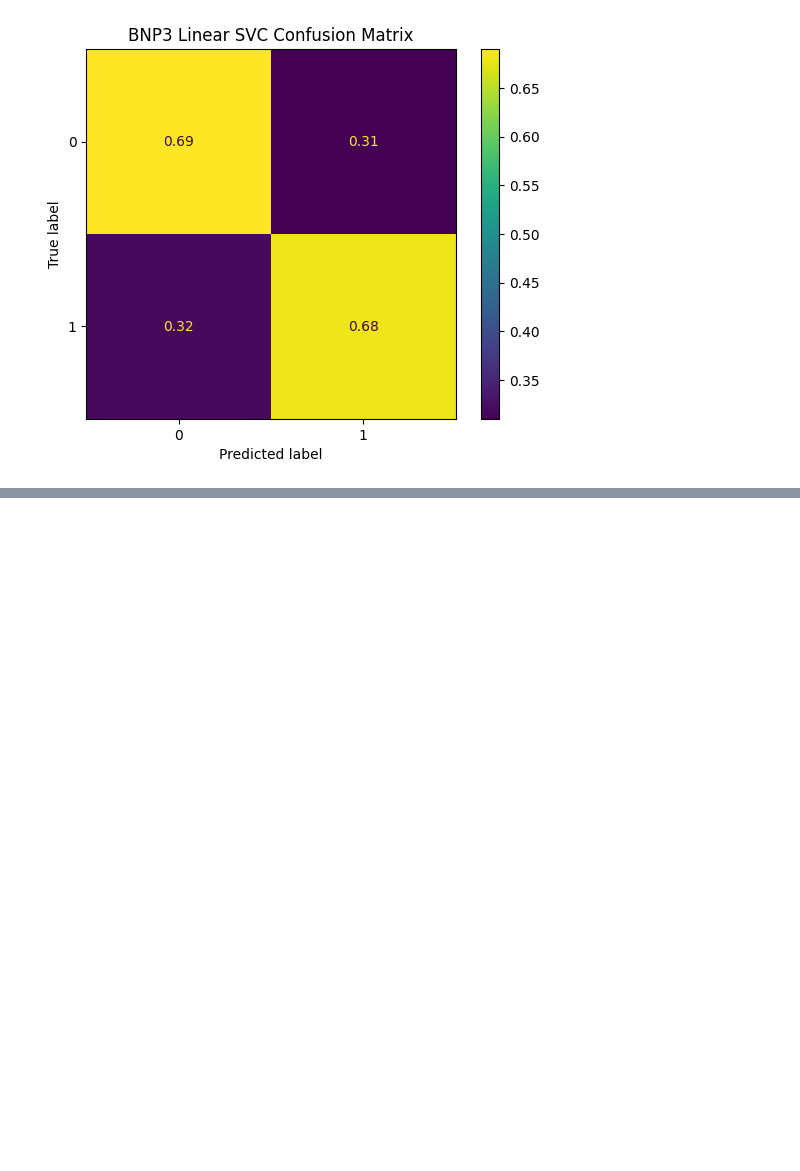
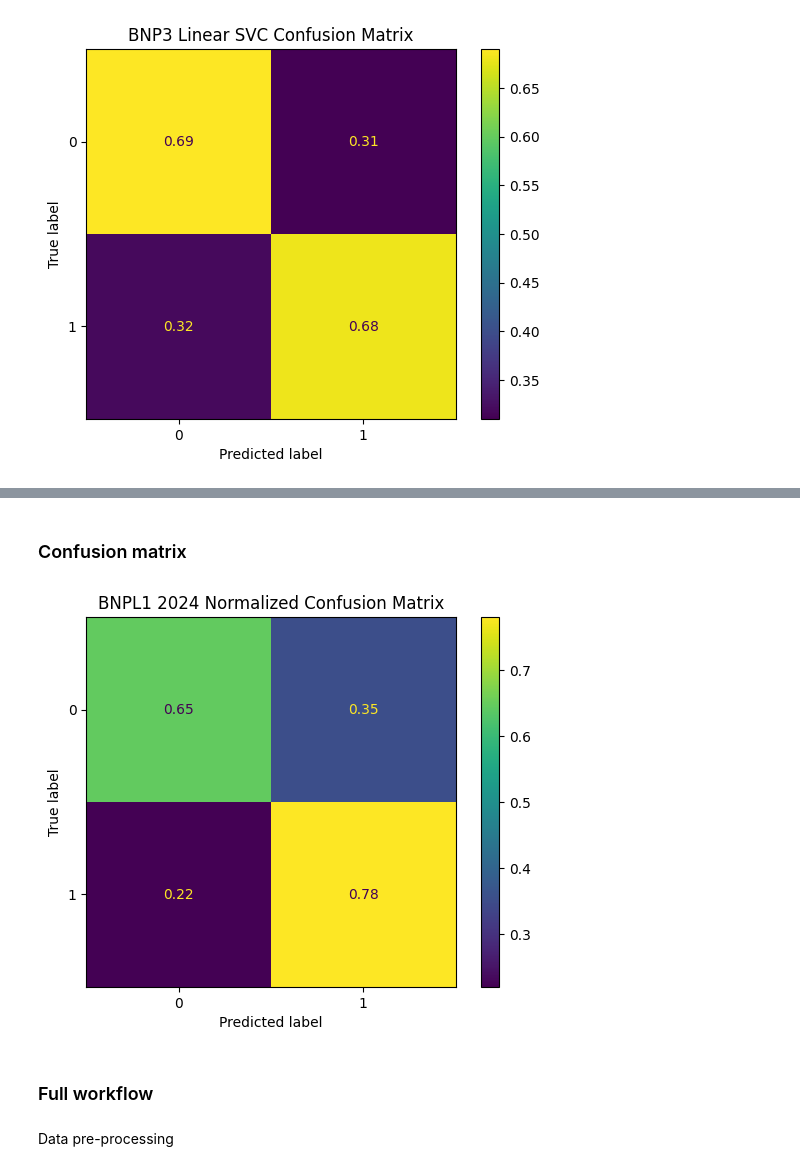
Before and after one commit to mw1296/DSAN5300, a Jupyter notebook: dsan5300_group1_final_project/code.ipynb, the cells around one changed output, grey strips where cells are left out. Cells and saved outputs as stored; diff of their text form; code cells hidden in the pictures; blank space fills up the shorter version.

Commit message:
update 2024 BNPL1

```diff
--- a/dsan5300_group1_final_project/code.ipynb
+++ b/dsan5300_group1_final_project/code.ipynb
@@ -2051,0 +2129,2 @@ plt.show()
+# %%
+data2024_cleaned = data2024_cleaned.dropna()
@@ -2051,0 +2190,50 @@ plt.show()
+# %% [markdown]
+### Confusion matrix
+# %%
+from sklearn.model_selection import train_test_split
+
+X_selected = X[selected_features]
+
+X_train, X_test, y_train, y_test = train_test_split(
+    X_selected, y,
+    test_size=0.2,
+    stratify=y,
+    random_state=42
+)
+# %%
+from imblearn.over_sampling import RandomOverSampler
+
+ros = RandomOverSampler(random_state=42)
+X_train_res, y_train_res = ros.fit_resample(X_train, y_train)
+# %%
+from sklearn.svm import LinearSVC
+
+model = LinearSVC(
+    C=1.0,
+    penalty='l1',
+    dual=False,
+    max_iter=5000
+)
+
+model.fit(X_train_res, y_train_res)
+y_pred = model.predict(X_test)
+# %%
+from sklearn.metrics import ConfusionMatrixDisplay
+import matplotlib.pyplot as plt
+
+ConfusionMatrixDisplay.from_predictions(
+    y_test,
+    y_pred,
+    normalize='true',
+    values_format='.2f'
+
+)
+
+plt.title("BNPL1 2024 Normalized Confusion Matrix")
+plt.show()
+# %% [output]
+[figure, added]
+# %% [markdown]
+### Full workflow
+# %% [markdown]
+Data pre-processing
```
Also changed, not shown: parts of 33 cells of this notebook, 4 other files.
